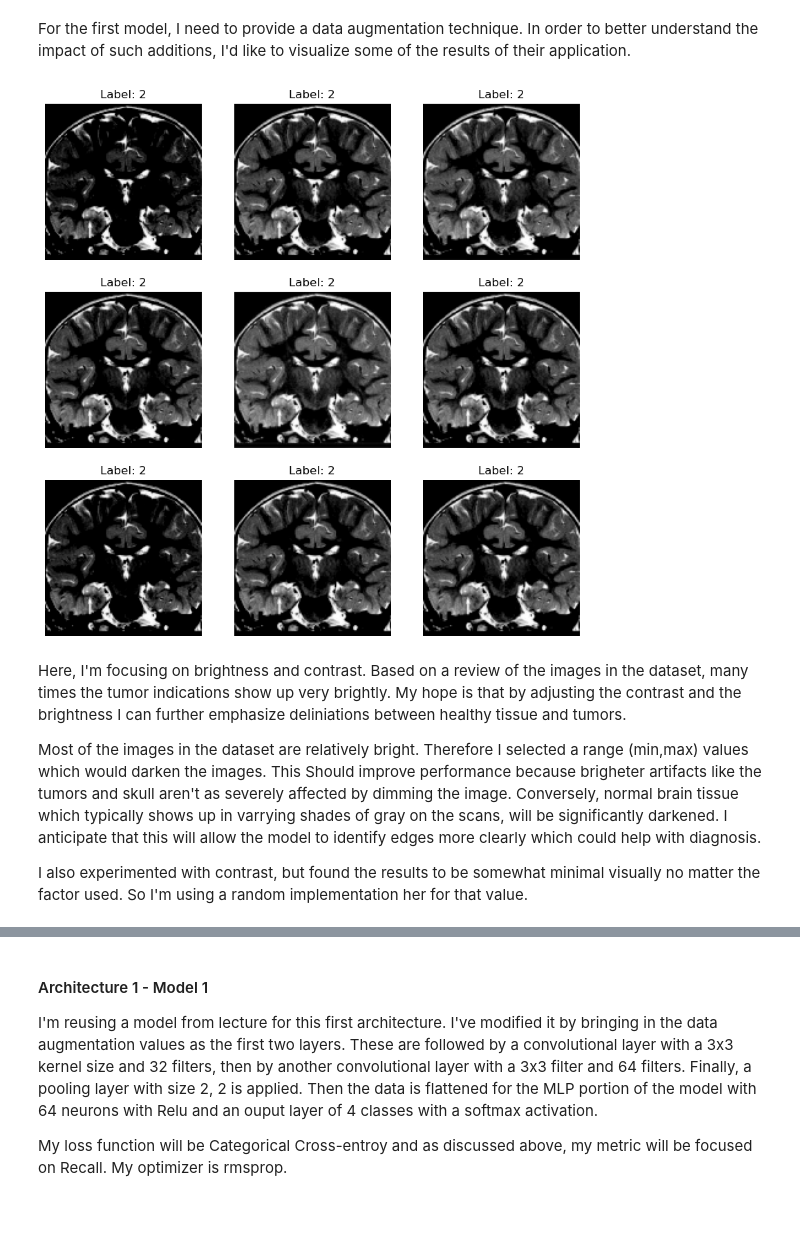
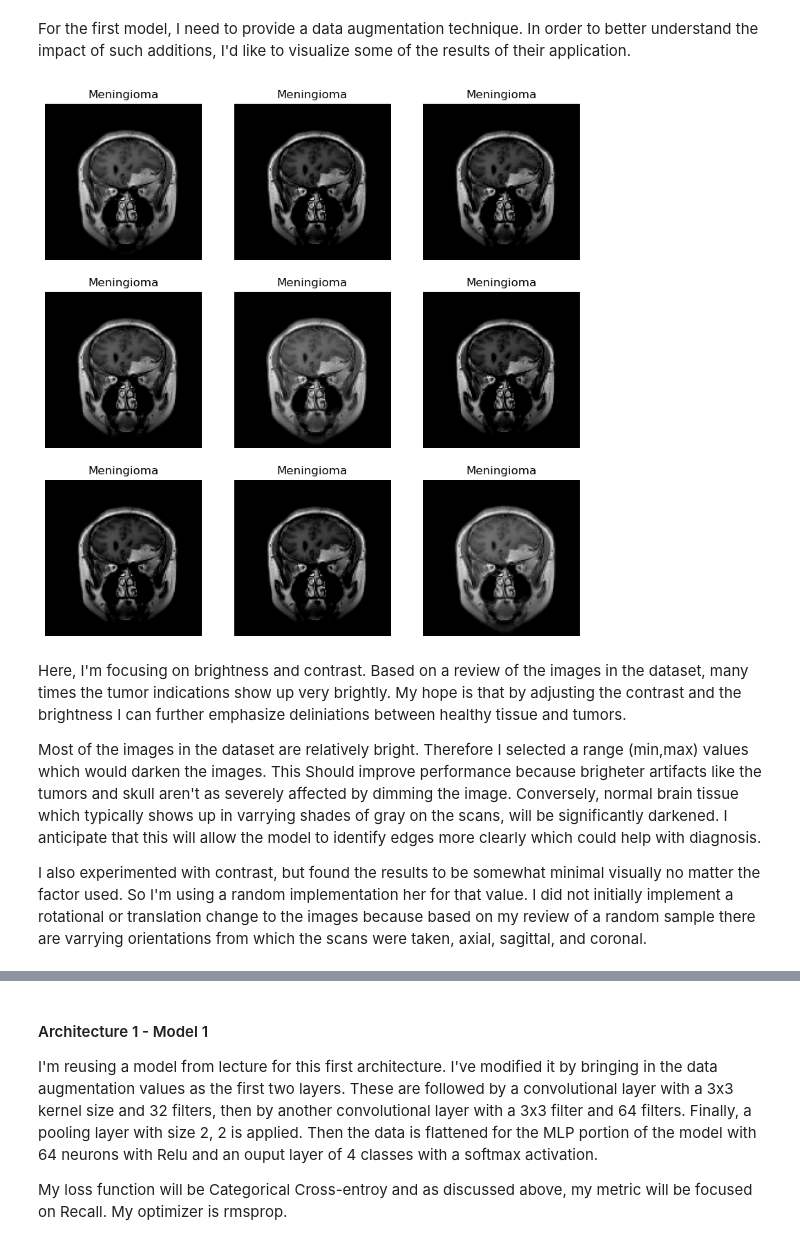
Before and after one commit to cphchip/cs7324_code, a Jupyter notebook: Lab 6/Henderson_48996654_Lab_6.ipynb, the cells around one changed output, grey strips where cells are left out. Saved outputs shown, nothing was run; the diff lists cells and outputs as text; code cells hidden in the pictures; blank space fills up the shorter version.

```diff
--- a/Lab 6/Henderson_48996654_Lab_6.ipynb
+++ b/Lab 6/Henderson_48996654_Lab_6.ipynb
@@ -40,7 +34,7 @@ ds_train = tf.keras.utils.image_dataset_from_directory(
     label_mode='categorical',
     class_names=None,
     color_mode='grayscale',
-    batch_size=32, # changed from default 32
+    batch_size=64, # changed from default 32
     image_size=(128, 128), # Downsample the images
     shuffle=True,
     seed=None,
@@ -57,7 +51,7 @@ ds_test = tf.keras.utils.image_dataset_from_directory(
     label_mode='categorical',
     class_names=None,
     color_mode='grayscale',
-    batch_size=32, # changed from default 32
+    batch_size=64, # changed from default 32
     image_size=(128, 128), # Downsample the images
     shuffle=True,
     seed=None,
@@ -169,34 +152,0 @@ Let's take a look at combining and resplitting the data.
-# %%
-'''
-# Source: Chat-GPT for info on combining datasets and implementing stratified_kfold after I'd selected it
-# Note this is splitting based on batches of 32...
-from sklearn.model_selection import StratifiedKFold
-
-# Step 1: Combine the datasets
-ds_combined = ds_train.concatenate(ds_test)
-ds_combined = ds_combined.shuffle(buffer_size=len(ds_combined), seed=42, reshuffle_each_iteration=False)
-
-# print(len(ds_combined))
-
-# Step 2: Prepare labels for stratified k-fold
-labels = []
-for _, label in ds_combined.unbatch():
-    labels.append(tf.argmax(label).numpy())
-labels = np.array(labels)
-
-# Step 3: Perform stratified k-fold cross-validation
-
-kfold_splits = 8  # 3,264 total images, each fold has 272 images with 12 or 408 with 8
-stratified_kfold = StratifiedKFold(n_splits=kfold_splits, shuffle=True, random_state=5)
-
-for fold, (train_indices, val_indices) in enumerate(stratified_kfold.split(np.zeros(len(labels)), labels)):
-    train_dataset = ds_combined.skip(len(ds_combined) // kfold_splits)
-    train_dataset = train_dataset.take(len(train_dataset) * (kfold_splits - 1) // kfold_splits)
-
-    validation_dataset = ds_combined.take(len(ds_combined) // kfold_splits)
-
-    # Train your model using train_dataset and validate using validation_dataset
-    # ...
-
-    print(f"Fold {fold + 1}: Training on {len(train_dataset)} samples, validating on {len(validation_dataset)} samples")
-'''
@@ -217,35 +179,32 @@ For the first model, I need to provide a data augmentation technique. In order t
 # %%
 # Source: https://keras.io/examples/vision/image_classification_efficientnet_fine_tuning/
 
 # from tensorflow.keras.models import Sequential
 from tensorflow.keras import layers
 # from tensorflow.keras.layers import RandomContrast, RandomBrightness
 
 img_augmentation = Sequential(
     [
-        # layers.RandomRotation(factor=0.15),
-        # layers.RandomTranslation(height_factor=0.1, width_factor=0.1),
-        # layers.RandomFlip(),
         layers.RandomBrightness(factor=(-0.3,0)),
         layers.RandomContrast(factor=0.2)
     ],
     name="img_augmentation",
 )
 
 plt.subplots(figsize=(10, 10))
 for i, (images, labels) in enumerate(ds_train.take(1)):
     for i in range(9):
         ax = plt.subplot(3, 3, i + 1)
         aug_img = img_augmentation(tf.expand_dims(images[0], axis=0))
         plt.imshow(aug_img.numpy().squeeze(), cmap='gray')
         # plt.imshow(images[0].numpy().squeeze(), cmap='gray')
-        plt.title(f"Label: {np.argmax(labels)}")
+        plt.title(f"{label_dict.get(np.argmax(labels))}")
         plt.axis("off")
 # %% [output]
-[figure, old version]
+[figure, new version]
 # %% [markdown]
 Here, I'm focusing on brightness and contrast. Based on a review of the images in the dataset, many times the tumor indications show up very brightly. My hope is that by adjusting the contrast and the brightness I can further emphasize deliniations between healthy tissue and tumors.
 
 Most of the images in the dataset are relatively bright. Therefore I selected a range (min,max) values which would darken the images. This Should improve performance because brigheter artifacts like the tumors and skull aren't as severely affected by dimming the image. Conversely, normal brain tissue which typically shows up in varrying shades of gray on the scans, will be significantly darkened. I anticipate that this will allow the model to identify edges more clearly which could help with diagnosis.
 
-I also experimented with contrast, but found the results to be somewhat minimal visually no matter the factor used. So I'm using a random implementation her for that value.
+I also experimented with contrast, but found the results to be somewhat minimal visually no matter the factor used. So I'm using a random implementation her for that value. I did not initially implement a rotational or translation change to the images because based on my review of a random sample there are varrying orientations from which the scans were taken, axial, sagittal, and coronal.
```
Also changed, not shown: parts of 78 cells of this notebook, 2 other files.
